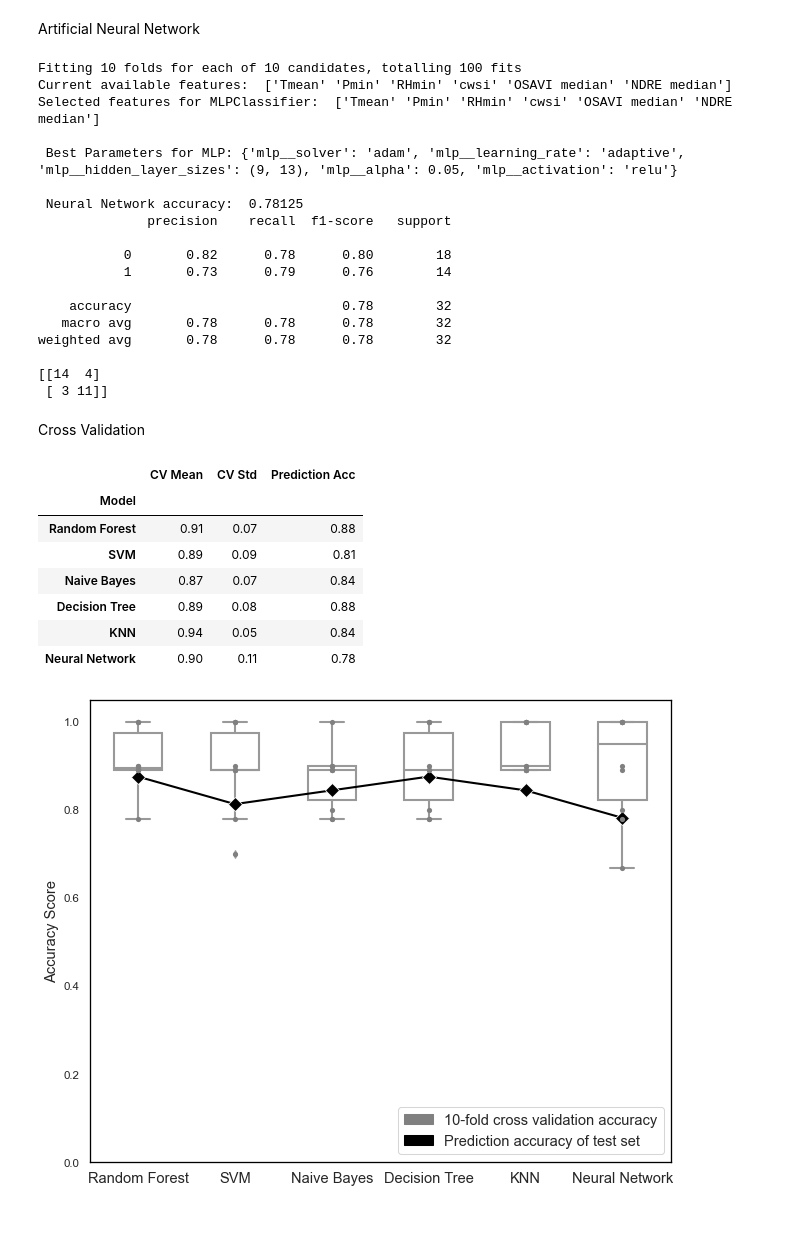
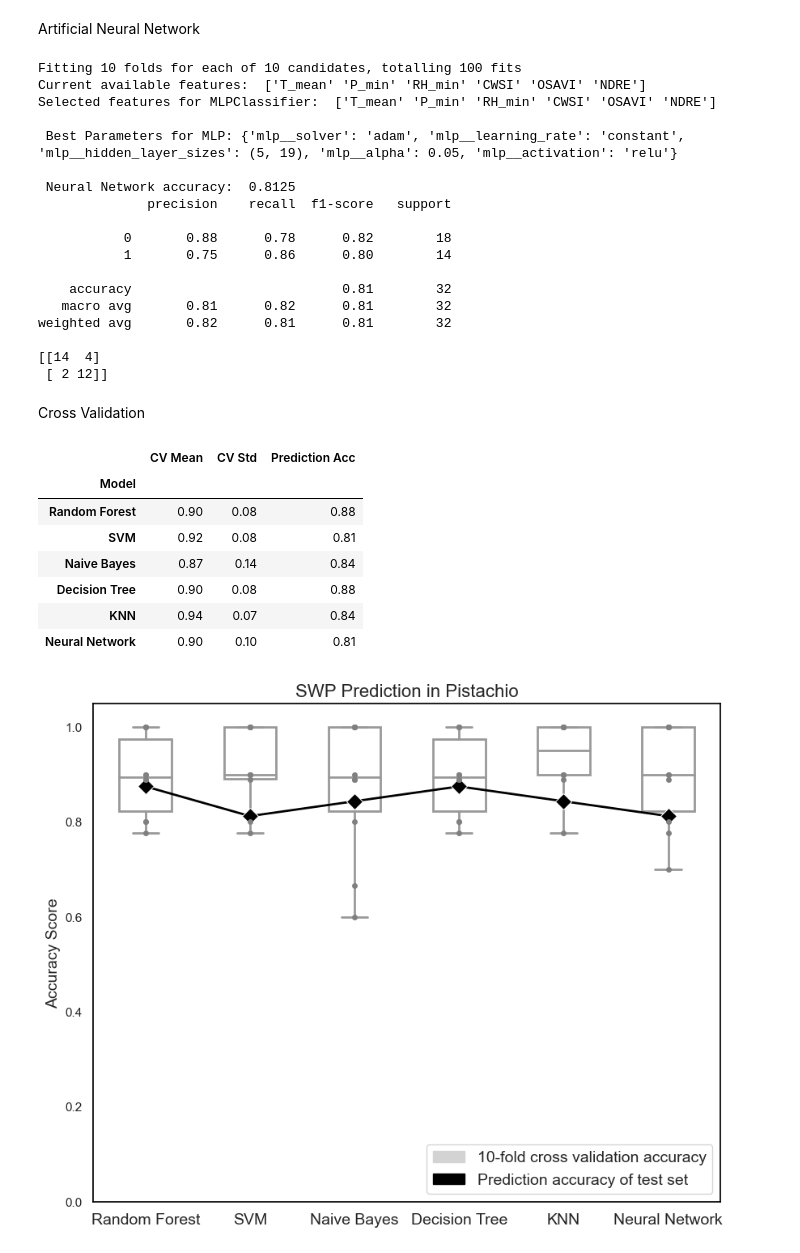
Before and after one commit to mehradmrt/P_Orchard_Data_Analysis, a Jupyter notebook: src_data_analysis/ML_algorithms_new.ipynb, the cells around one changed output. Cells and saved outputs as stored; diff of their text form; code cells hidden in the pictures; blank space fills up the shorter version.

```diff
--- a/src_data_analysis/ML_algorithms_new.ipynb
+++ b/src_data_analysis/ML_algorithms_new.ipynb
@@ -20,6 +20,7 @@ from scipy.stats import randint
 from sklearn.model_selection import StratifiedKFold, KFold
 # %%
 
+orchard = 'Pistachio'
 main = pd.read_json('../results_cleaned/mdf_all.json')
 main = main.dropna(how='any',axis=0)
 main.info()
@@ -98,6 +99,6 @@ plt.show()
 # %%
-# # mdf = mdf.drop(['LCI median','NDVI median','GNDVI median', 'leaf_temp','OSAVI median'], axis=1)
-mdf = mdf.drop(['LCI median', 'GNDVI median' ,'NDVI median' ,'Pmax','Pmean','RHmean','RHmax','Tmin','Tmax'], axis=1)
+# # mdf = mdf.drop(['LCI','NDVI','GNDVI', 'leaf_temp','OSAVI'], axis=1)
+mdf = mdf.drop(['LCI', 'GNDVI' ,'NDVI' ,'P_max','P_mean','RH_mean','RH_max','T_min','T_max'], axis=1)
 corrs = mdf.corr()
 # f , ax = plt.subplots(figsize=(5,5))
 # sns.heatmap(corrs,square=True,vmax=1)
@@ -559,23 +574,23 @@ print(confusion_matrix(y_test, pred_mlp))
 # print(confusion_matrix(y_test, pred_mlpc))
 # %% [output]
 Fitting 10 folds for each of 10 candidates, totalling 100 fits
-Current available features:  ['Tmean' 'Pmin' 'RHmin' 'cwsi' 'OSAVI median' 'NDRE median']
-Selected features for MLPClassifier:  ['Tmean' 'Pmin' 'RHmin' 'cwsi' 'OSAVI median' 'NDRE median']
+Current available features:  ['T_mean' 'P_min' 'RH_min' 'CWSI' 'OSAVI' 'NDRE']
+Selected features for MLPClassifier:  ['T_mean' 'P_min' 'RH_min' 'CWSI' 'OSAVI' 'NDRE']
 
- Best Parameters for MLP: {'mlp__solver': 'adam', 'mlp__learning_rate': 'adaptive', 'mlp__hidden_layer_sizes': (9, 13), 'mlp__alpha': 0.05, 'mlp__activation': 'relu'}
+ Best Parameters for MLP: {'mlp__solver': 'adam', 'mlp__learning_rate': 'constant', 'mlp__hidden_layer_sizes': (5, 19), 'mlp__alpha': 0.05, 'mlp__activation': 'relu'}
 
- Neural Network accuracy:  0.78125
+ Neural Network accuracy:  0.8125
               precision    recall  f1-score   support
 
-           0       0.82      0.78      0.80        18
-           1       0.73      0.79      0.76        14
+           0       0.88      0.78      0.82        18
+           1       0.75      0.86      0.80        14
 
-    accuracy                           0.78        32
-   macro avg       0.78      0.78      0.78        32
-weighted avg       0.78      0.78      0.78        32
+    accuracy                           0.81        32
+   macro avg       0.81      0.82      0.81        32
+weighted avg       0.82      0.81      0.81        32
 
 [[14  4]
- [ 3 11]]
+ [ 2 12]]
 # %% [markdown]
 Cross Validation
 # %%
@@ -623,12 +638,12 @@ model_stats
 # %% [output]
 |  | CV Mean | CV Std | Prediction Acc |
 | Model |  |  |  |
-| Random Forest | 0.91 | 0.07 | 0.88 |
-| SVM | 0.89 | 0.09 | 0.81 |
-| Naive Bayes | 0.87 | 0.07 | 0.84 |
-| Decision Tree | 0.89 | 0.08 | 0.88 |
-| KNN | 0.94 | 0.05 | 0.84 |
-| Neural Network | 0.90 | 0.11 | 0.78 |
+| Random Forest | 0.90 | 0.08 | 0.88 |
+| SVM | 0.92 | 0.08 | 0.81 |
+| Naive Bayes | 0.87 | 0.14 | 0.84 |
+| Decision Tree | 0.90 | 0.08 | 0.88 |
+| KNN | 0.94 | 0.07 | 0.84 |
+| Neural Network | 0.90 | 0.10 | 0.81 |
 # %%
 # Plot medians
 # data = [cval_rf,cval_svc,cval_gnb,cval_dt,cval_knn,cval_nn]
@@ -663,7 +678,7 @@ model_stats
 # Set a seaborn theme for aesthetics
 sns.set_theme(style="whitegrid")
 # Set figure size and resolution
-plt.figure(figsize=(10, 8), dpi=75)
+plt.figure(figsize=(10, 8), dpi=100)
 
 # Prepare data for boxplot
 box_data = []
@@ -680,35 +695,36 @@ scatter_df = pd.DataFrame(scatter_data)
 
 # Box plot for CV scores
 sns.boxplot(x='Model', y='Score', data=df[df['Type'] == 'CV Score'], color='white', width=0.5, linewidth=2)
 sns.stripplot(x='Model', y='Score', data=df[df['Type'] == 'CV Score'], color='gray', size=5, jitter=False)
 sns.lineplot(x='Model', y='Score', data=scatter_df, color='black', marker="D", markersize=10, linewidth=2)
 
 # Label the x-axis with model names
 plt.xticks(fontsize=14)
 
 plt.ylim(0, 1.05)
 plt.ylabel('Accuracy Score', fontsize=14)
 plt.xlabel('', fontsize=14)
 
 # Set title
 # plt.title('Machine Learning Models Accuracy Score', fontsize=14)
-box_patch = mpatches.Patch(color='gray', label=f'{cv}-fold cross validation accuracy')
+box_patch = mpatches.Patch(color='lightgray', label=f'{cv}-fold cross validation accuracy')
 scatter_patch = mpatches.Patch(color='black', label='Prediction accuracy of test set')
 plt.legend(handles=[box_patch, scatter_patch], fontsize=14, loc='lower right')
 plt.grid(False)
 
 # Set the color for all four box lines
 ax = plt.gca()
 for spine in ax.spines.values():
     spine.set_edgecolor('black')
 
 # Set the background color as pure white
 ax.set_facecolor('white')
 
 # Show the plot
+plt.title('SWP Prediction in '+ orchard, fontsize=16)
 plt.show()
 # %% [output]
-[figure, old version]
+[figure, new version]
 # %%
 # Set the overall theme
 sns.set_theme(style="white")
```
Also changed, not shown: parts of 21 cells of this notebook, 13 other files.
